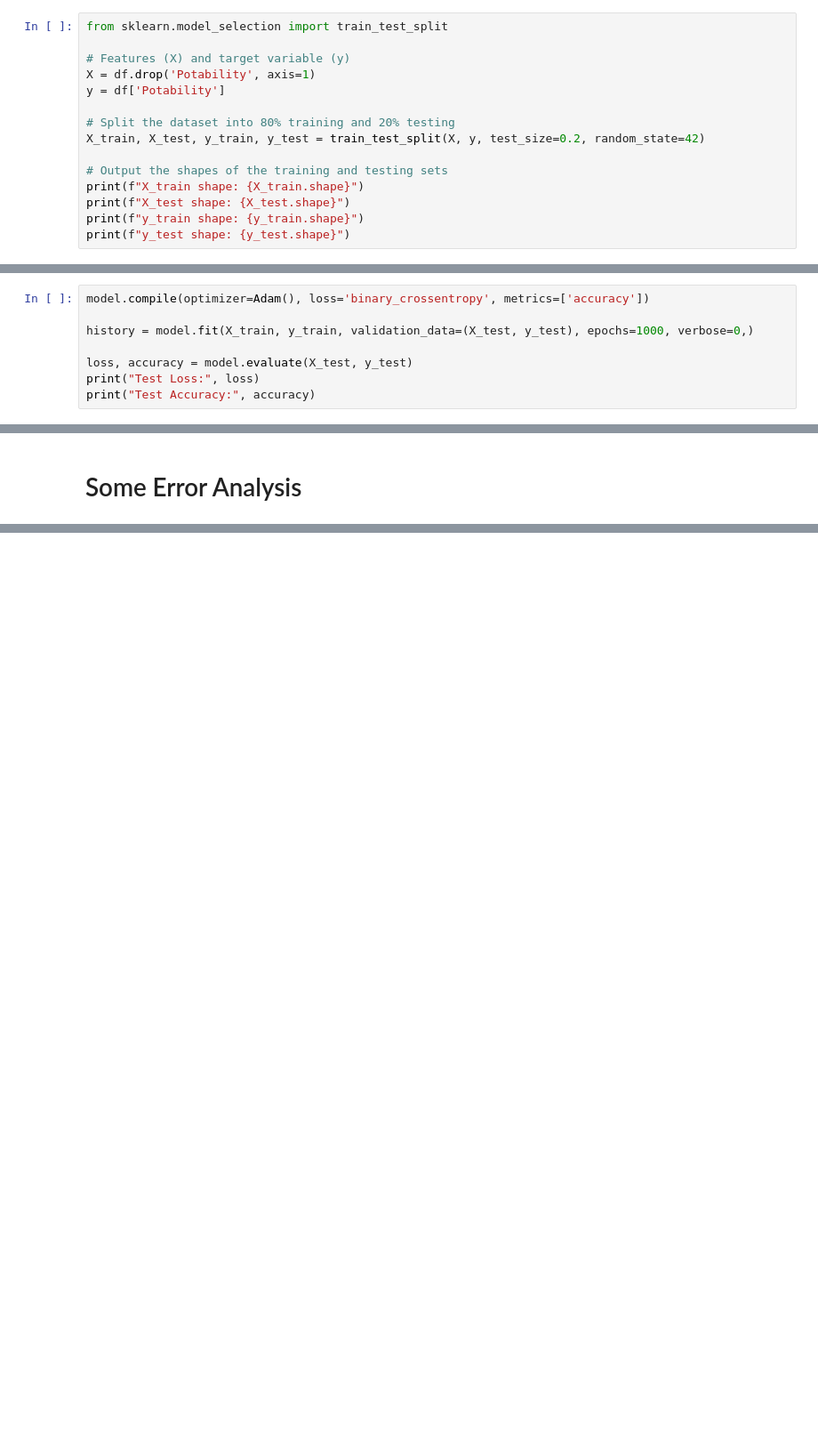
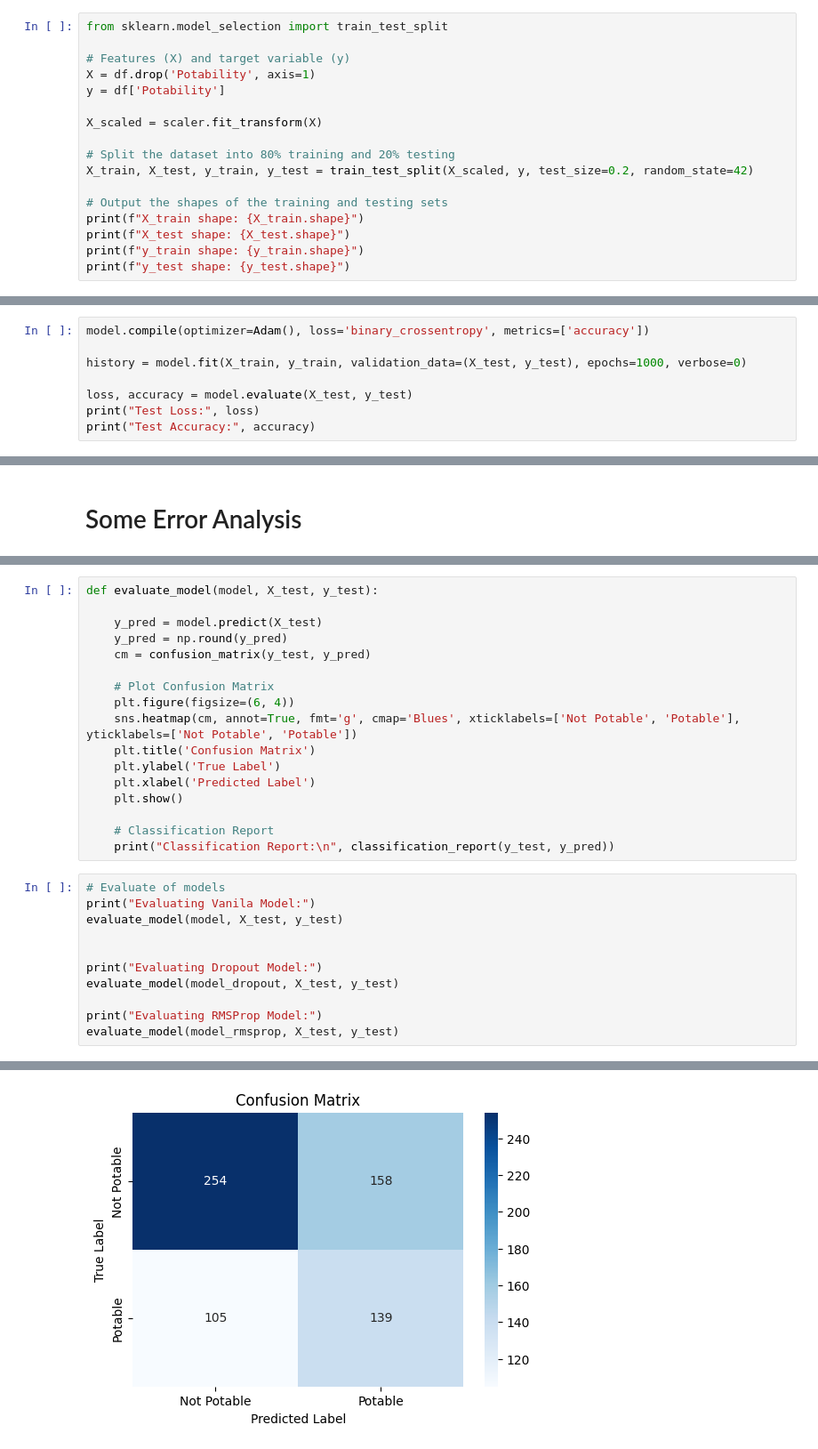
Before and after one commit to cgyireh1/Water-Quality-Model-PL_Group7, a Jupyter notebook: Water_Quality_Model.ipynb, the cells around one changed output, grey strips where cells are left out. Shown: that part at 89% size. Drawn from its saved outputs; the diff is of its cells as text; blank space fills up the shorter version.

Commit message:
improving on the model

```diff
--- a/Water_Quality_Model.ipynb
+++ b/Water_Quality_Model.ipynb
@@ -115,8 +149,10 @@ from sklearn.model_selection import train_test_split
 X = df.drop('Potability', axis=1)
 y = df['Potability']
 
+X_scaled = scaler.fit_transform(X)
+
 # Split the dataset into 80% training and 20% testing
-X_train, X_test, y_train, y_test = train_test_split(X, y, test_size=0.2, random_state=42)
+X_train, X_test, y_train, y_test = train_test_split(X_scaled, y, test_size=0.2, random_state=42)
 
 # Output the shapes of the training and testing sets
 print(f"X_train shape: {X_train.shape}")
@@ -167,7 +203,7 @@ Model: "sequential"
 # %%
 model.compile(optimizer=Adam(), loss='binary_crossentropy', metrics=['accuracy'])
 
-history = model.fit(X_train, y_train, validation_data=(X_test, y_test), epochs=1000, verbose=0,)
+history = model.fit(X_train, y_train, validation_data=(X_test, y_test), epochs=1000, verbose=0)
 
 loss, accuracy = model.evaluate(X_test, y_test)
 print("Test Loss:", loss)
@@ -451,0 +497,29 @@ Test Accuracy: 0.6280487775802612
+# %%
+def evaluate_model(model, X_test, y_test):
+
+    y_pred = model.predict(X_test)
+    y_pred = np.round(y_pred)
+    cm = confusion_matrix(y_test, y_pred)
+
+    # Plot Confusion Matrix
+    plt.figure(figsize=(6, 4))
+    sns.heatmap(cm, annot=True, fmt='g', cmap='Blues', xticklabels=['Not Potable', 'Potable'], yticklabels=['Not Potable', 'Potable'])
+    plt.title('Confusion Matrix')
+    plt.ylabel('True Label')
+    plt.xlabel('Predicted Label')
+    plt.show()
+
+    # Classification Report
+    print("Classification Report:\n", classification_report(y_test, y_pred))
+# %%
+# Evaluate of models
+print("Evaluating Vanila Model:")
+evaluate_model(model, X_test, y_test)
+
+
+print("Evaluating Dropout Model:")
+evaluate_model(model_dropout, X_test, y_test)
+
+print("Evaluating RMSProp Model:")
+evaluate_model(model_rmsprop, X_test, y_test)
+# %% [output]
@@ -451,0 +528 @@ Test Accuracy: 0.6280487775802612
+[figure, added]
```
Also changed, not shown: parts of 16 cells of this notebook.
